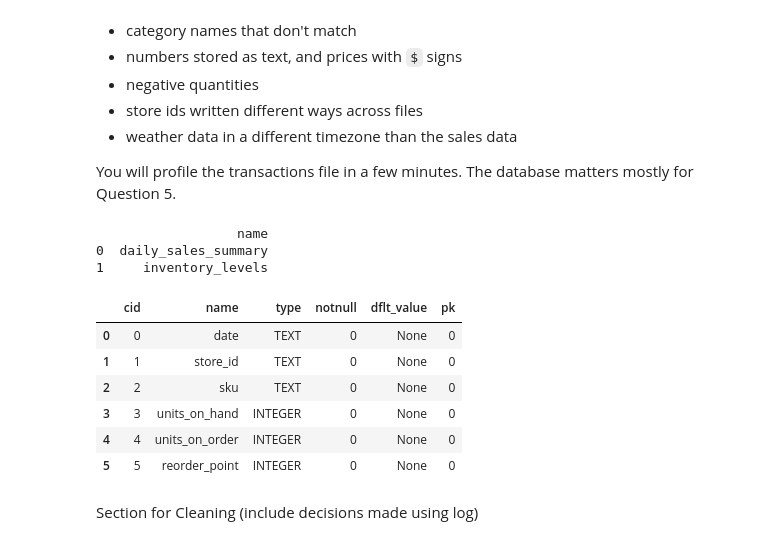
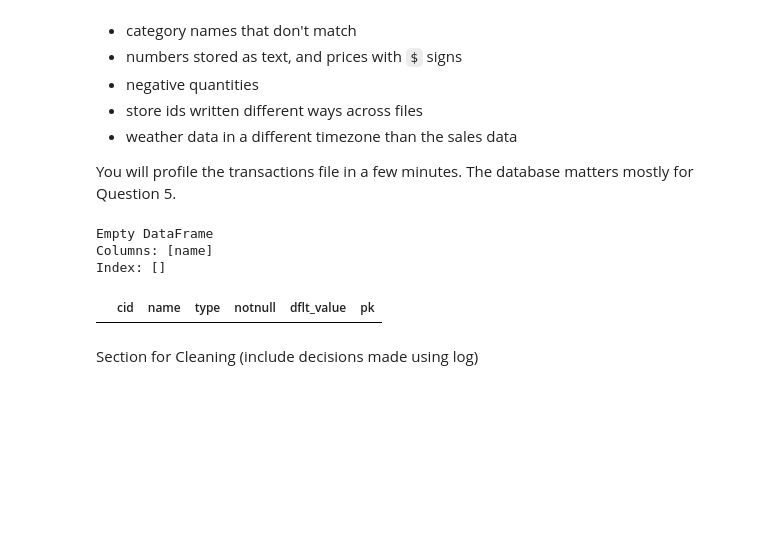
Before and after one commit to elijahschoeniger-cpu/Walmart-Project-1-, a Jupyter notebook: notebooks/team_notebook.ipynb, the cells around one changed output. Drawn from its saved outputs; the diff is of its cells as text; code cells hidden in the pictures; blank space fills up the shorter version.

```diff
--- a/notebooks/team_notebook.ipynb
+++ b/notebooks/team_notebook.ipynb
@@ -42,38 +42,32 @@ You will profile the transactions file in a few minutes. The database matters mo
 # %%
 import sqlite3
 
 DECISIONS = []
 
 def log(step, decision, rows_affected):
     DECISIONS.append({'step': step, 'decision': decision, 'rows': rows_affected})
     print(f'[{step}] {decision} ({rows_affected} row(s))')
 
 def show_log():
     return pd.DataFrame(DECISIONS)
 
 # Get data from repository
 REPO_PATH = '/content/Walmart-Project-1-/'
 catalog_data = pd.read_csv(REPO_PATH + 'data/product_catalog.csv')
 distribution_center = pd.read_csv(REPO_PATH + 'data/distribution_centers.csv')
 walmart_transactions = pd.read_csv(REPO_PATH + 'data/walmart_transactions.csv')
 store_locations = pd.read_csv(REPO_PATH + 'data/store_locations.csv')
 
 # Read db into pandas
-conn = sqlite3.connect(REPO_PATH + 'data/inventory_and_sales.db')
+conn = sqlite3.connect('inventory_and_sales.db')
 cursor = conn.cursor()
 
 print(pd.read_sql_query("SELECT name FROM sqlite_master WHERE type='table'", conn))
 pd.read_sql_query('PRAGMA table_info(inventory_levels)', conn)
 # %% [output]
-                  name
-0  daily_sales_summary
-1     inventory_levels
+Empty DataFrame
+Columns: [name]
+Index: []
 |  | cid | name | type | notnull | dflt_value | pk |
-| 0 | 0 | date | TEXT | 0 | None | 0 |
-| 1 | 1 | store_id | TEXT | 0 | None | 0 |
-| 2 | 2 | sku | TEXT | 0 | None | 0 |
-| 3 | 3 | units_on_hand | INTEGER | 0 | None | 0 |
-| 4 | 4 | units_on_order | INTEGER | 0 | None | 0 |
-| 5 | 5 | reorder_point | INTEGER | 0 | None | 0 |
 # %% [markdown]
 Section for Cleaning (include decisions made using log)
```
Also changed, not shown: parts of 11 cells of this notebook.
